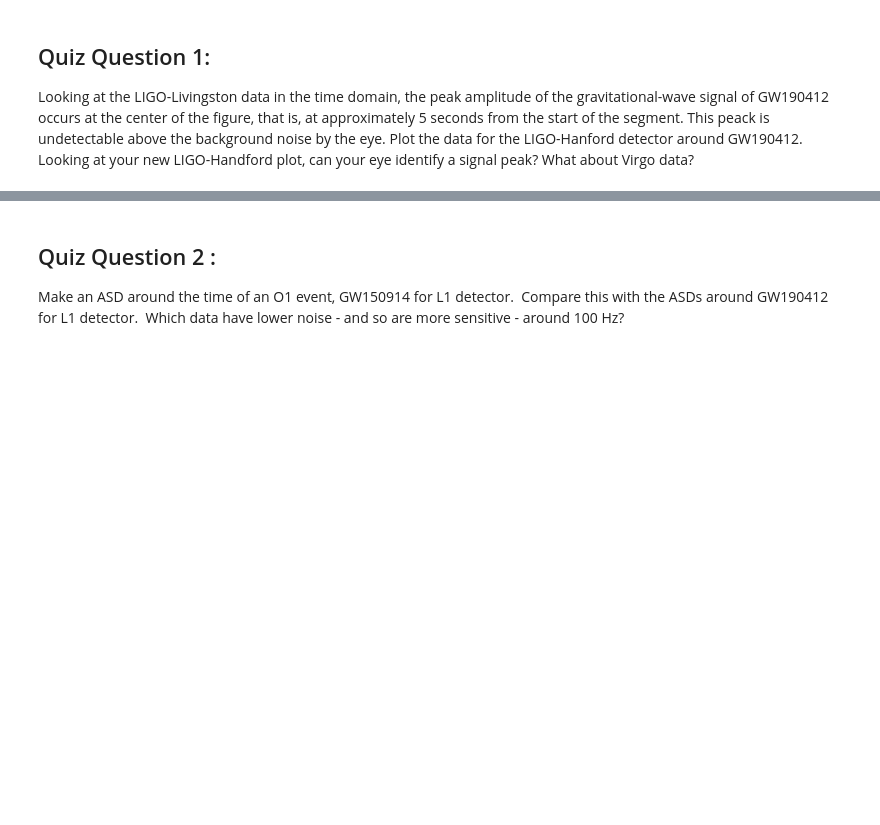
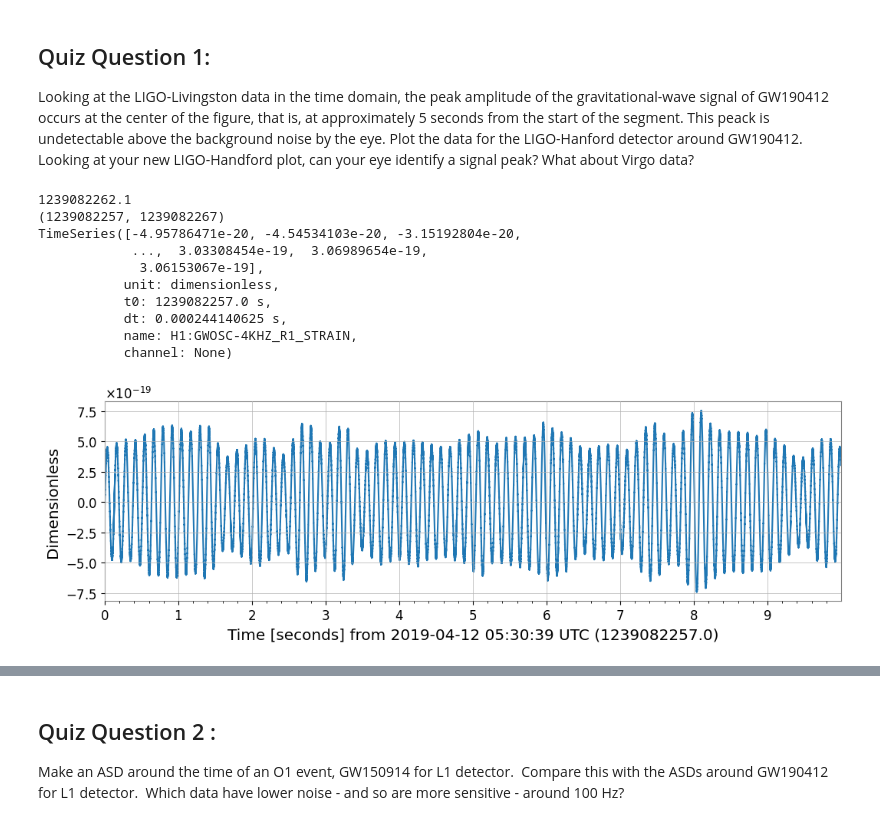
Before and after one commit to abhisikta-research/gw-2023, a Jupyter notebook: Tutorials/Day_1/Tuto_1.2_Open_Data_access_with_GWpy.ipynb, the cells around one changed output, grey strips where cells are left out. Cells and saved outputs as stored; diff of their text form; code cells hidden in the pictures; blank space fills up the shorter version.

```diff
--- a/Tutorials/Day_1/Tuto_1.2_Open_Data_access_with_GWpy.ipynb
+++ b/Tutorials/Day_1/Tuto_1.2_Open_Data_access_with_GWpy.ipynb
@@ -303,3 +304,28 @@ Now we can see clearly the relative sensitivity of each detectors of LIGO and Vi
 ## Quiz Question 1:
 
 Looking at the LIGO-Livingston data in the time domain, the peak amplitude of the gravitational-wave signal of GW190412  occurs at the center of the figure, that is, at approximately 5 seconds from the start of the segment. This peack is undetectable above the background noise by the eye. Plot the data for the LIGO-Hanford detector around GW190412. Looking at your new LIGO-Handford plot, can your eye identify a signal peak? What about Virgo data?
+# %%
+from gwosc.datasets import event_gps
+gps = event_gps('GW190412')
+print(gps)
+
+segment = (int(gps)-5, int(gps)+5)
+print(segment)
+
+from gwpy.timeseries import TimeSeries
+ldata2 = TimeSeries.fetch_open_data('H1', *segment, verbose=True)
+print(ldata2)
+
+plot2=ldata2.plot()
+# %% [output]
+1239082262.1
+(1239082257, 1239082267)
+TimeSeries([-4.95786471e-20, -4.54534103e-20, -3.15192804e-20,
+            ...,  3.03308454e-19,  3.06989654e-19,
+             3.06153067e-19],
+           unit: dimensionless,
+           t0: 1239082257.0 s,
+           dt: 0.000244140625 s,
+           name: H1:GWOSC-4KHZ_R1_STRAIN,
+           channel: None)
+[figure, added]
```
Also changed, not shown: parts of 4 cells of this notebook.
